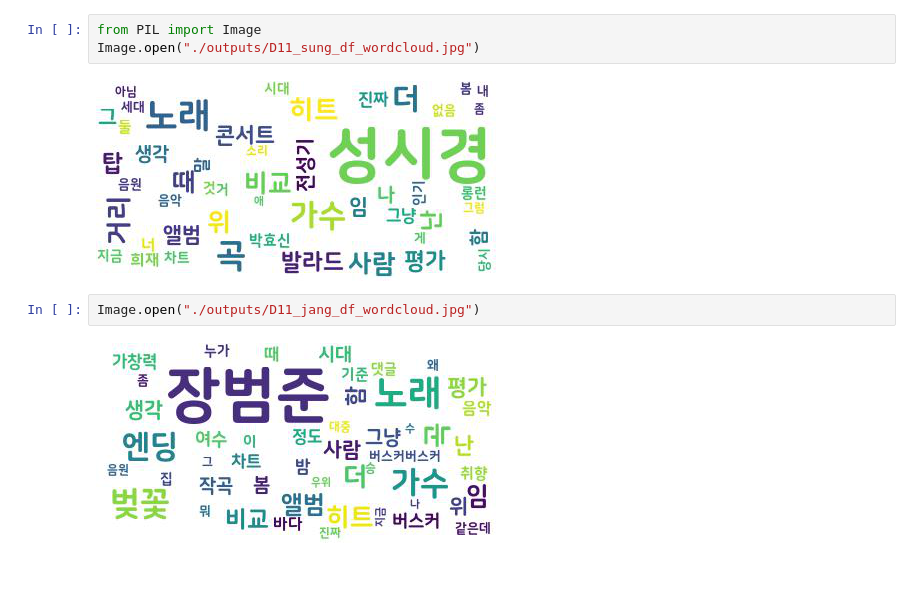
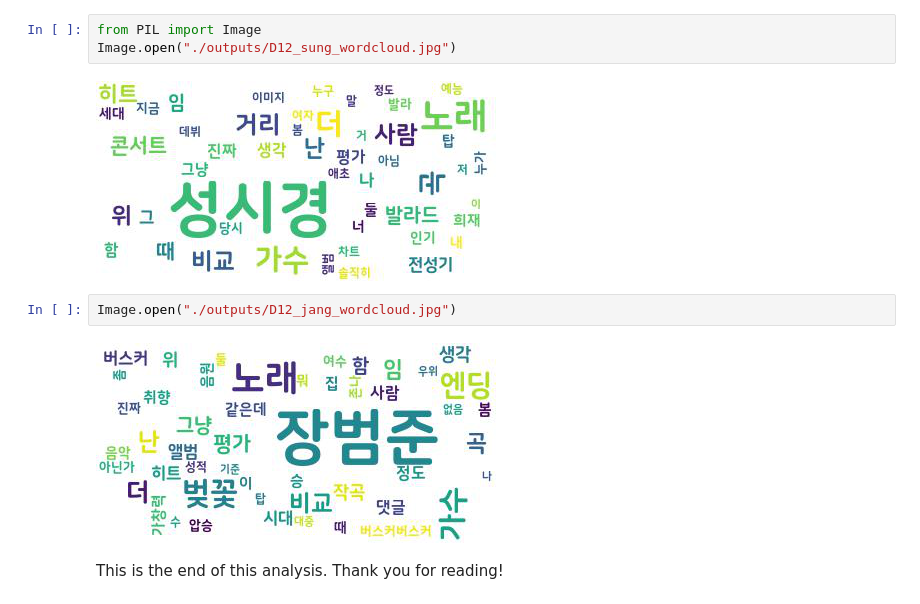
Before and after one commit to joosung-min/Sentiment-Analyses, a Jupyter notebook: Sung_Si-kyung-vs-Jang_Beom-june/B10_Sung_Si-kyung-vs-Jang_Beom-june.ipynb, the cells around one changed output. Drawn from its saved outputs; the diff is of its cells as text; blank space fills up the shorter version.

```diff
--- a/Sung_Si-kyung-vs-Jang_Beom-june/B10_Sung_Si-kyung-vs-Jang_Beom-june.ipynb
+++ b/Sung_Si-kyung-vs-Jang_Beom-june/B10_Sung_Si-kyung-vs-Jang_Beom-june.ipynb
@@ -271,10 +396,12 @@ for df in dfs:
     cloud.to_file(cloud_name)
 # %%
 from PIL import Image
-Image.open("./outputs/D11_sung_df_wordcloud.jpg")
+Image.open("./outputs/D12_sung_wordcloud.jpg")
 # %% [output]
-[figure, old version]
+[figure, new version]
 # %%
-Image.open("./outputs/D11_jang_df_wordcloud.jpg")
+Image.open("./outputs/D12_jang_wordcloud.jpg")
 # %% [output]
-[figure, old version]
+[figure, new version]
+# %% [markdown]
+This is the end of this analysis. Thank you for reading!
```
Also changed, not shown: parts of 29 cells of this notebook, 4 other files.
